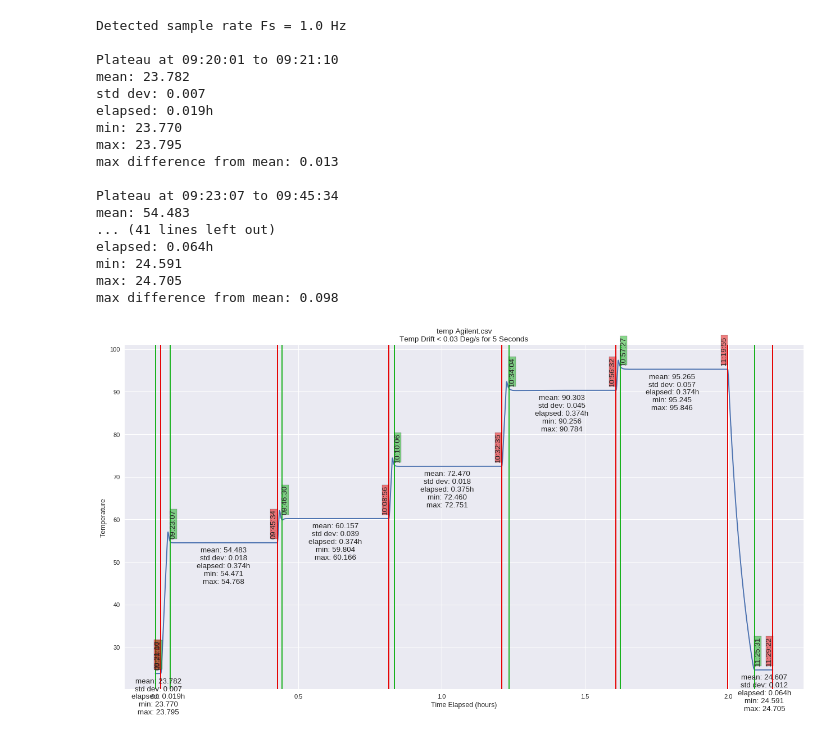
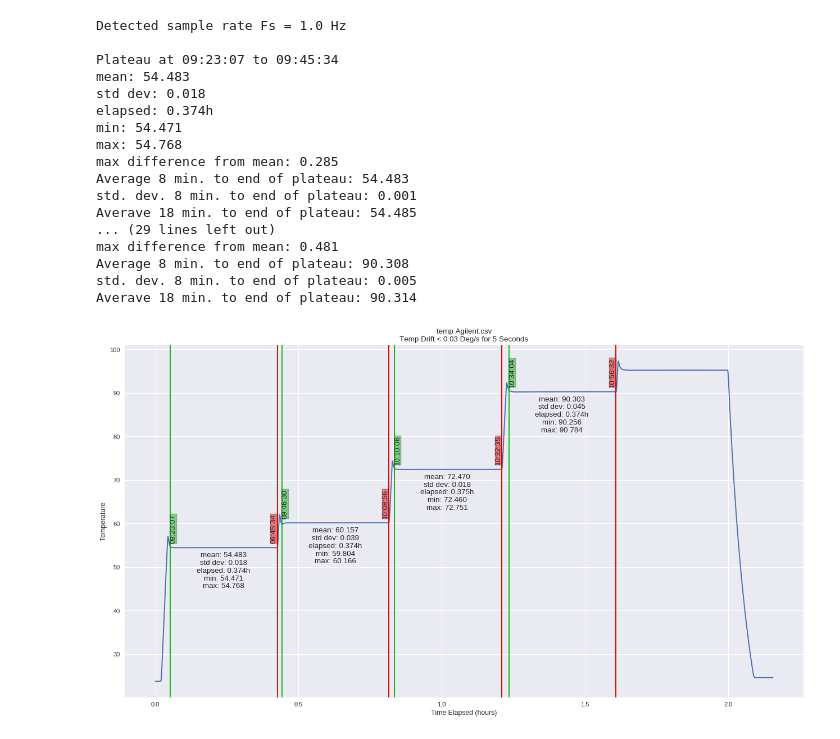
Before and after one commit to pcsrule/jupyter-scratchpad, a Jupyter notebook: tempthing.ipynb, the cells around one changed output. Cells and saved outputs as stored; diff of their text form; code cells hidden in the pictures.

Commit message:
added weird subset averages

```diff
--- a/tempthing.ipynb
+++ b/tempthing.ipynb
@@ -70,6 +70,8 @@ plt.ylabel('Temperature')
 
 # Find the start and end of each plateau and plot them
 for start, end in contiguous_regions((dataframe['derivative'] < MAX_DELTA_T).values):
+    if end-start < 20 * 60 * sample_rate:
+      continue
     start_time = dataframe.hours[start]
     end_time = dataframe.hours[end]
 
@@ -81,44 +83,47 @@ for start, end in contiguous_regions((dataframe['derivative'] < MAX_DELTA_T).val
     # Start in green
     plt.axvline(x=start_time, color='xkcd:green')
     plt.text(x=start_time, y=mean + 1, s=dataframe['time'][start].strftime('%H:%M:%S'), rotation=90,
              verticalalignment='bottom', bbox=dict(facecolor='xkcd:green', alpha=0.5, pad=0.3))
 
     # End in red
     plt.axvline(x=end_time, color='xkcd:red')
     plt.text(x=end_time, y=mean + 1, s=dataframe['time'][end].strftime('%H:%M:%S'), rotation=90,
              verticalalignment='bottom', horizontalalignment='right', bbox=dict(facecolor='xkcd:red', alpha=0.5, pad=0.3))
 
     label = 'mean: {:.3f}\nstd dev: {:.3f}\nelapsed: {:.3f}h\nmin: {:.3f}\nmax: {:.3f}'.format(mean, stdev, elapsed,
                                                                                               min(plateau),
                                                                                               max(plateau))
 
     # Add label and print results
     plt.text(x=dataframe.hours[int(np.mean([start, end]))], y=mean - 1, s=label, horizontalalignment='center',
              verticalalignment='top')
 
     print('Plateau at {} to {}'.format(dataframe.time[start].strftime('%H:%M:%S'), dataframe.time[end].strftime('%H:%M:%S')))
     print(label)
     print('max difference from mean: {:.3f}'.format(max(max(plateau)-mean, mean-min(plateau))))
+    print('Average 8 min. to end of plateau: {:.3f}'.format(np.mean(plateau[8*60*int(sample_rate):-1])))
+    print('std. dev. 8 min. to end of plateau: {:.3f}'.format(np.std(plateau[8*60*int(sample_rate):-1])))
+    print('Averave 18 min. to end of plateau: {:.3f}'.format(np.mean(plateau[18*60*int(sample_rate):-1])))
     print()
 
 plt.tight_layout()
 plt.show()
 # %% [output]
 Detected sample rate Fs = 1.0 Hz
-
-Plateau at 09:20:01 to 09:21:10
-mean: 23.782
-std dev: 0.007
-elapsed: 0.019h
-min: 23.770
-max: 23.795
-max difference from mean: 0.013
 
 Plateau at 09:23:07 to 09:45:34
 mean: 54.483
-... (41 lines left out)
-elapsed: 0.064h
-min: 24.591
-max: 24.705
-max difference from mean: 0.098
+std dev: 0.018
+elapsed: 0.374h
+min: 54.471
+max: 54.768
+max difference from mean: 0.285
+Average 8 min. to end of plateau: 54.483
+std. dev. 8 min. to end of plateau: 0.001
+Averave 18 min. to end of plateau: 54.485
+... (29 lines left out)
+max difference from mean: 0.481
+Average 8 min. to end of plateau: 90.308
+std. dev. 8 min. to end of plateau: 0.005
+Averave 18 min. to end of plateau: 90.314
-[figure, old version]
+[figure, new version]
```
